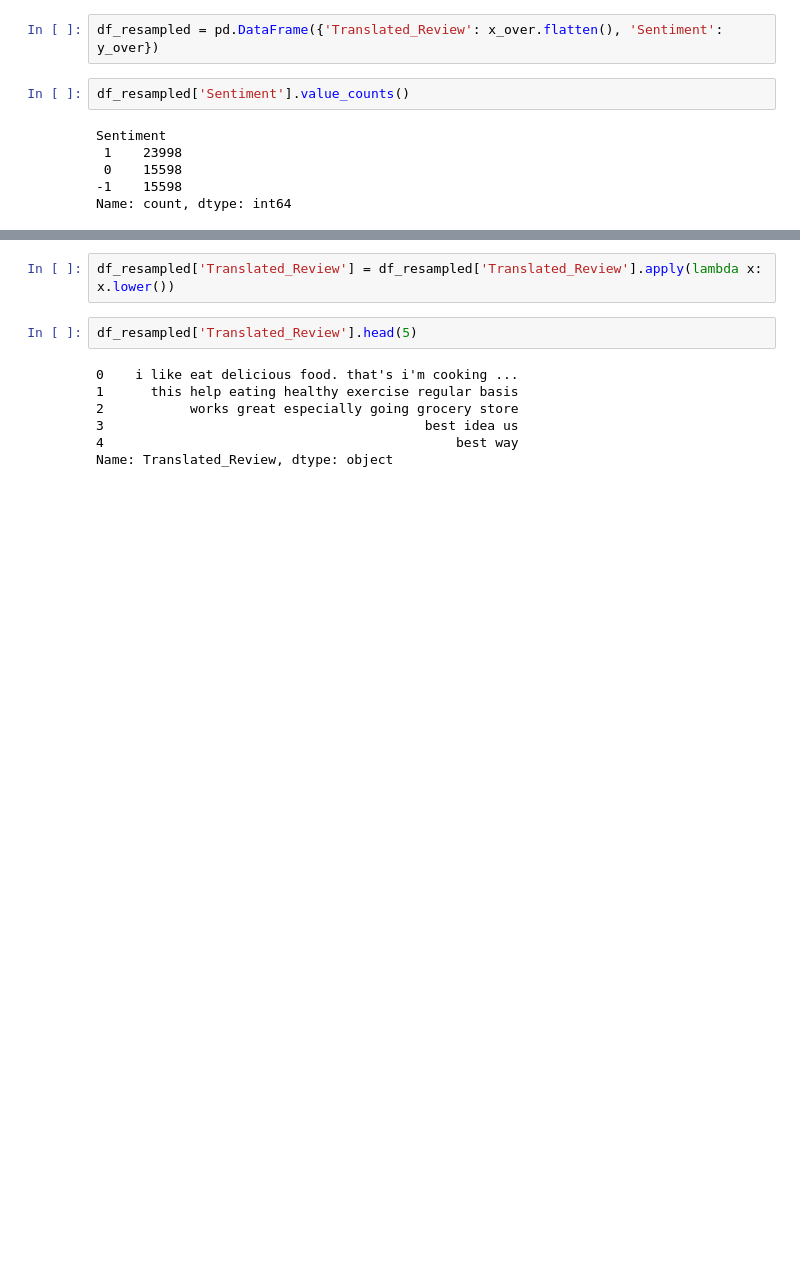
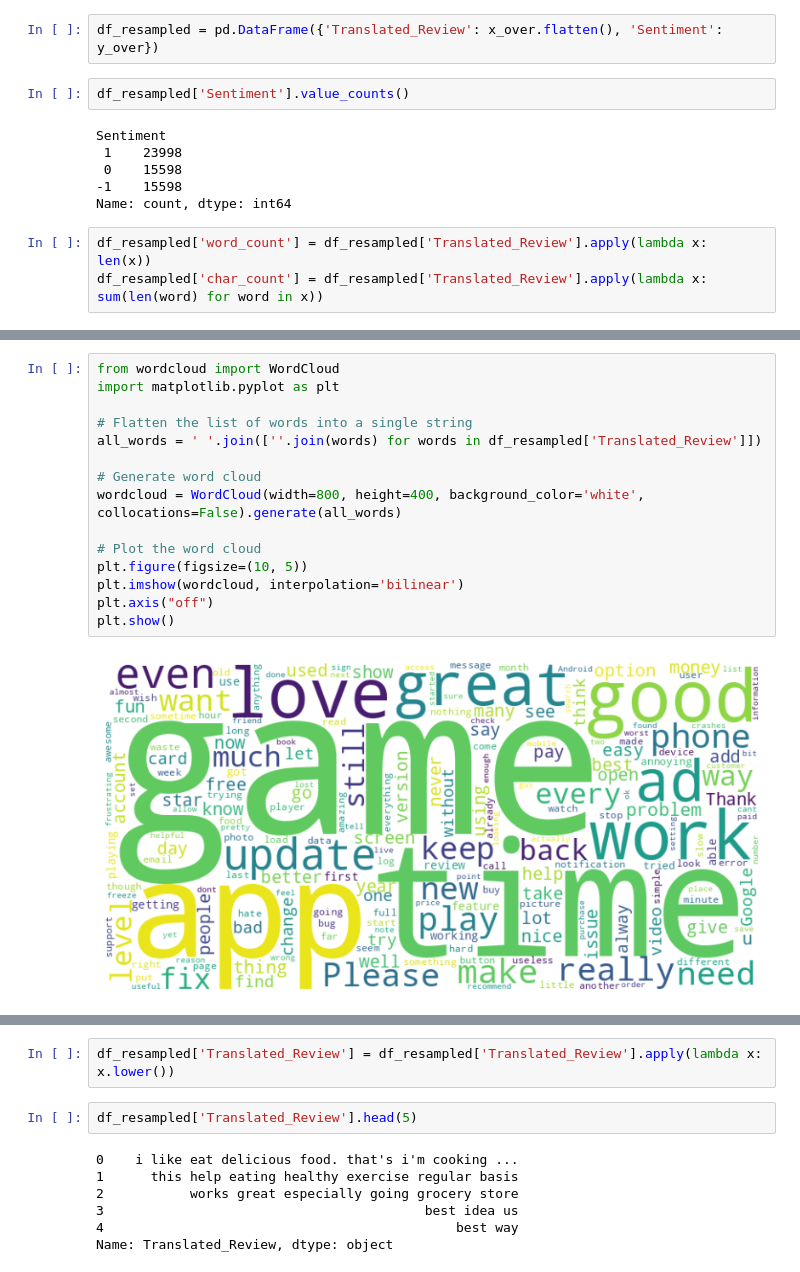
Before and after one commit to Puskchan/ML_projects-applied_knowledge, a Jupyter notebook: Deep_learning/NLP/text_preprocessing.ipynb, the cells around one changed output, grey strips where cells are left out. Drawn from its saved outputs; the diff is of its cells as text; blank space fills up the shorter version.

```diff
--- a/Deep_learning/NLP/text_preprocessing.ipynb
+++ b/Deep_learning/NLP/text_preprocessing.ipynb
@@ -122,3 +122,6 @@ Sentiment
  0    15598
 -1    15598
 Name: count, dtype: int64
+# %%
+df_resampled['word_count'] = df_resampled['Translated_Review'].apply(lambda x: len(x))
+df_resampled['char_count'] = df_resampled['Translated_Review'].apply(lambda x: sum(len(word) for word in x))
@@ -124,0 +151,17 @@ Name: count, dtype: int64
+# %%
+from wordcloud import WordCloud
+import matplotlib.pyplot as plt
+
+# Flatten the list of words into a single string
+all_words = ' '.join([''.join(words) for words in df_resampled['Translated_Review']])
+
+# Generate word cloud
+wordcloud = WordCloud(width=800, height=400, background_color='white', collocations=False).generate(all_words)
+
+# Plot the word cloud
+plt.figure(figsize=(10, 5))
+plt.imshow(wordcloud, interpolation='bilinear')
+plt.axis("off")
+plt.show()
+# %% [output]
+[figure, added]
```
Also changed, not shown: parts of 29 cells of this notebook, 1 other file.
